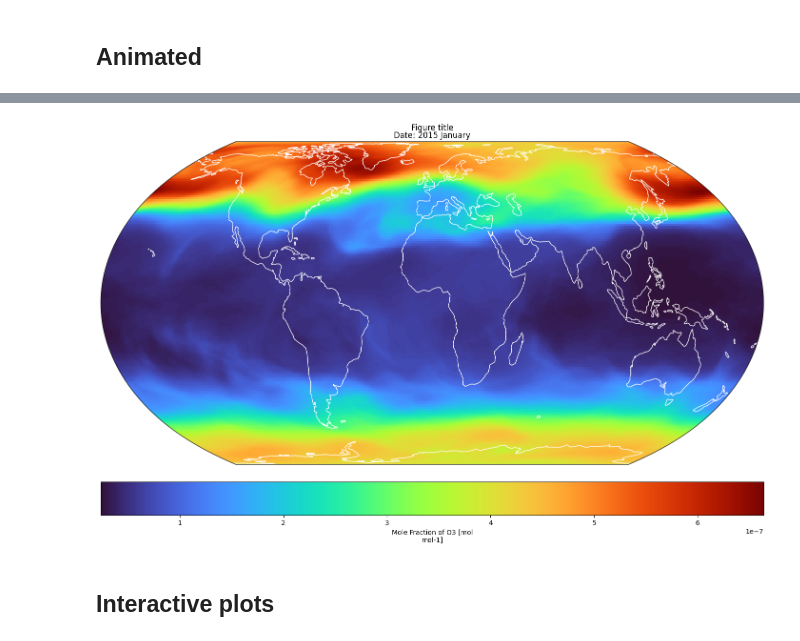
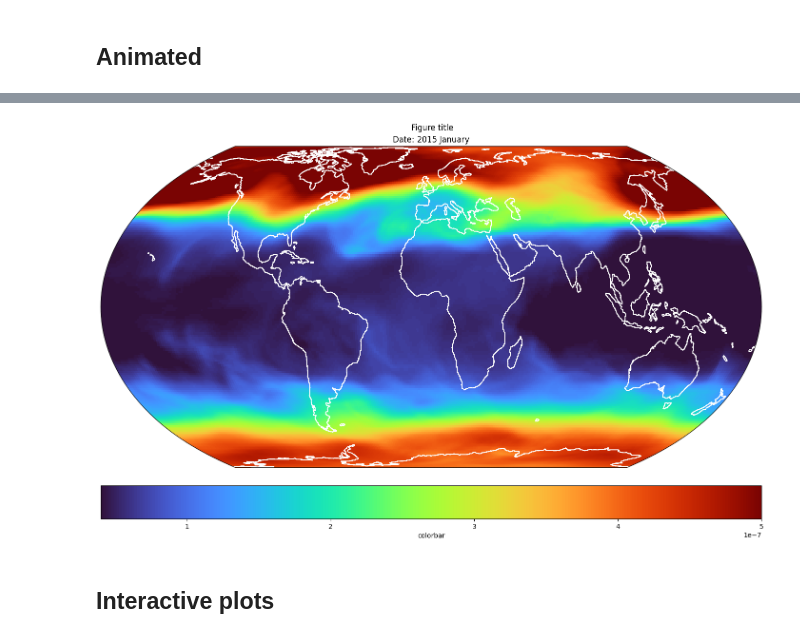
Before and after one commit to lara-j-ds/Summer_Project_24-25, a Jupyter notebook: JupyterNotebook/Xarray_StartupGuide.ipynb, the cells around one changed output, grey strips where cells are left out. Drawn from its saved outputs; the diff is of its cells as text; code cells hidden in the pictures.

```diff
--- a/JupyterNotebook/Xarray_StartupGuide.ipynb
+++ b/JupyterNotebook/Xarray_StartupGuide.ipynb
@@ -325,21 +389,13 @@ fig = plt.figure(figsize=fig_dimensions, layout='compressed')
 ax=plt.axes(projection=projection)
 
 fig.suptitle('Figure title')
+
+graph = ds_constants.isel(time=0).plot.pcolormesh(ax=ax, cmap=cmap, norm=cnorm_o3, transform=transform, add_colorbar=False)
 colorbar = fig.colorbar(mpl.cm.ScalarMappable(norm=cnorm_o3, cmap=cmap), ax=ax, location='bottom', label='colorbar')
 
-
 def animate(num): # function to update each frame
-
-    #unnormalised colours
-    fig.clear()
-    ax=plt.axes(projection=projection)
-    fig.suptitle('Figure title')
-    ds_constants.isel(time=num).plot(ax=ax, cmap=cmap, transform=transform, cbar_kwargs={"location": "bottom"})
-
-    # #normalised colours
-    # ax.clear() # clear previous plots
-    # ds_constants.isel(time=num).plot(ax=ax, cmap=cmap, norm=norm, add_colorbar=False, transform=transform)
-
+    graph.set_array(ds_constants.isel(time=num))
+    fig.canvas.draw_idle()
     ax.set_title('Date: %s' %timefmt(num))
     ax.coastlines(color='w')
 
@@ -352,4 +408,4 @@ Wall time: 1min 53s
-[figure, old version]
+[figure, new version]
 # %% [markdown]
 ## Interactive plots
 # %%
```
Also changed, not shown: parts of 11 cells of this notebook.
